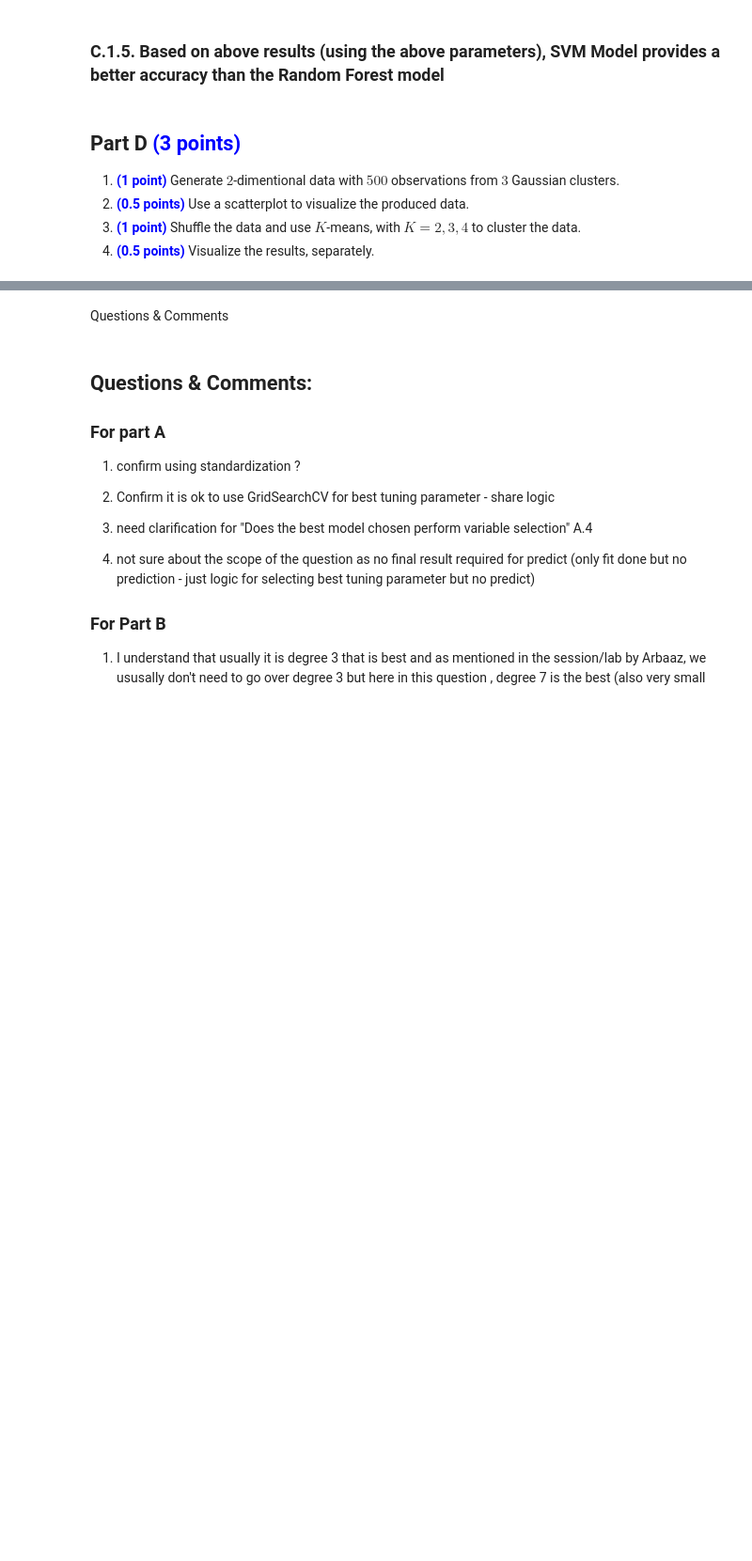
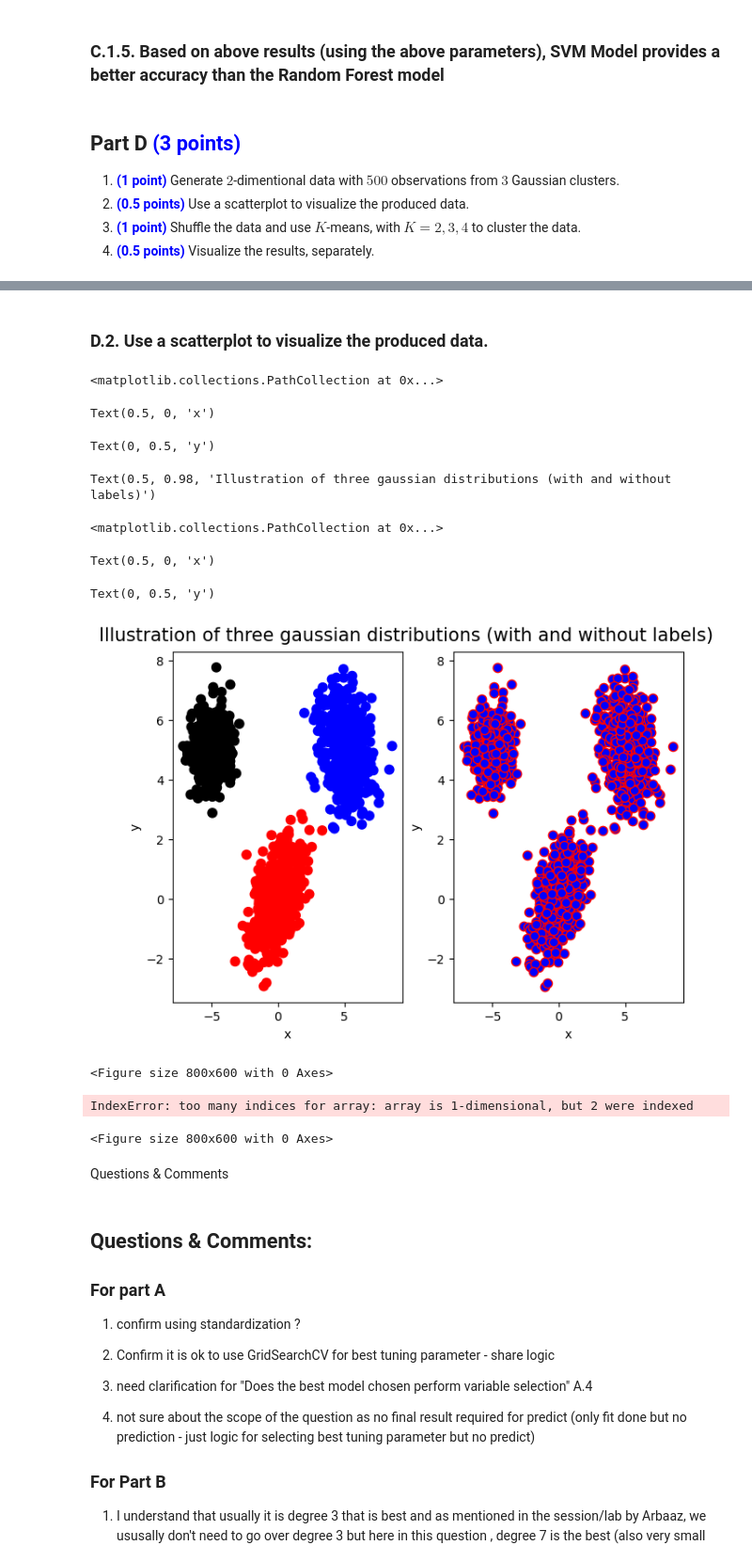
Before and after one commit to osadly/Courses, a Jupyter notebook: ML/McGill School of Continuing Studies/!!! YCBS 256 - 27 Data Science for Business Decisions/Assignments/Assignment03(16JUL2024).ipynb, the cells around one changed output, grey strips where cells are left out. Shown at 94% size. Saved outputs shown, nothing was run; the diff lists cells and outputs as text; code cells hidden in the pictures; blank space fills up the shorter version.

```diff
--- a/ML/McGill School of Continuing Studies/!!! YCBS 256 - 27 Data Science for Business Decisions/Assignments/Assignment03(16JUL2024).ipynb
+++ b/ML/McGill School of Continuing Studies/!!! YCBS 256 - 27 Data Science for Business Decisions/Assignments/Assignment03(16JUL2024).ipynb
@@ -1128,22 +1374,20 @@ print("Using SVM with different values for the regularization parameter C, best
 np.random.seed(42)
 
 # Parameters for Gaussian clusters
-n_samples = 500
-n_features = 2
-n_clusters = 3
+n_samples, n_dimesions, n_gaussian_clusters = 500, 2, 3
 
 # Means and covariances for each cluster
 means = np.array([[0, 0], [5, 5], [-5, 5]])
 covariances = np.array([[[1, 0.5], [0.5, 1]], [[1, -0.3], [-0.3, 1]], [[0.5, 0], [0, 0.5]]])
 
+x0, y0 = np.random.multivariate_normal(means[0], covariances[0], n_samples).T
+x1, y1 = np.random.multivariate_normal(means[1], covariances[1], n_samples).T
+x2, y2 = np.random.multivariate_normal(means[2], covariances[2], n_samples).T
+
+x=np.concatenate((x0,x1,x2),axis=0)
+y=np.concatenate((y0,y1,y2),axis=0)
+
+print(x.shape,y.shape,x0.shape,x1.shape,x2.shape)
+
 # Generate samples for each cluster
-X = np.vstack([np.random.multivariate_normal(mean, cov, n_samples // n_clusters)
-               for mean, cov in zip(means, covariances)])
-
-# Plot the generated data
-plt.figure(figsize=(8, 6))
-plt.scatter(X[:, 0], X[:, 1], s=30, cmap='viridis')
-plt.title('Synthetic Data with Gaussian Clusters')
-plt.xlabel('Feature 1')
-plt.ylabel('Feature 2')
-plt.show()
+#X = np.vstack([np.random.multivariate_normal(mean, cov, n_samples // n_clusters) for mean, cov in zip(means, covariances)])
@@ -1150,3 +1423,39 @@ plt.show()
+# %% [markdown]
+### **D.2. Use a scatterplot to visualize the produced data.**
+# %%
+# Plot
+color = np.array(["red" for i in range(n_samples)]+["blue" for i in range(n_samples)]+["black" for i in range(n_samples)])
+
+fig, axs = plt.subplots(1, 2, constrained_layout=True)
+axs[0].scatter(x, y,color=color,s=220, marker=".")
+axs[0].set_xlabel('x')
+axs[0].set_ylabel('y')
+fig.suptitle('Illustration of three gaussian distributions (with and without labels)', fontsize=15)
+
+axs[1].scatter(x,y, c="blue", s=220, marker=".", edgecolors = "red")
+axs[1].set_xlabel('x')
+axs[1].set_ylabel('y')
+# %% [output]
+<matplotlib.collections.PathCollection at 0x...>
+Text(0.5, 0, 'x')
+Text(0, 0.5, 'y')
+Text(0.5, 0.98, 'Illustration of three gaussian distributions (with and without labels)')
+<matplotlib.collections.PathCollection at 0x...>
+Text(0.5, 0, 'x')
+Text(0, 0.5, 'y')
+[figure, added]
+# %%
+# Plot the generated data
+plt.figure(figsize=(8, 6))
+plt.scatter(x[:, 0], x[:, 1], s=30, cmap='viridis')
+plt.title('Synthetic Data with Gaussian Clusters')
+plt.xlabel('Feature 1')
+plt.ylabel('Feature 2')
+plt.show()
+# %% [output]
+<Figure size 800x600 with 0 Axes>
+IndexError: too many indices for array: array is 1-dimensional, but 2 were indexed
+<Figure size 800x600 with 0 Axes>
 # %% [markdown]
 Questions & Comments <a name='Q_C' />
 # %% [markdown]
```
Also changed, not shown: parts of 43 cells of this notebook, 2 other files.
